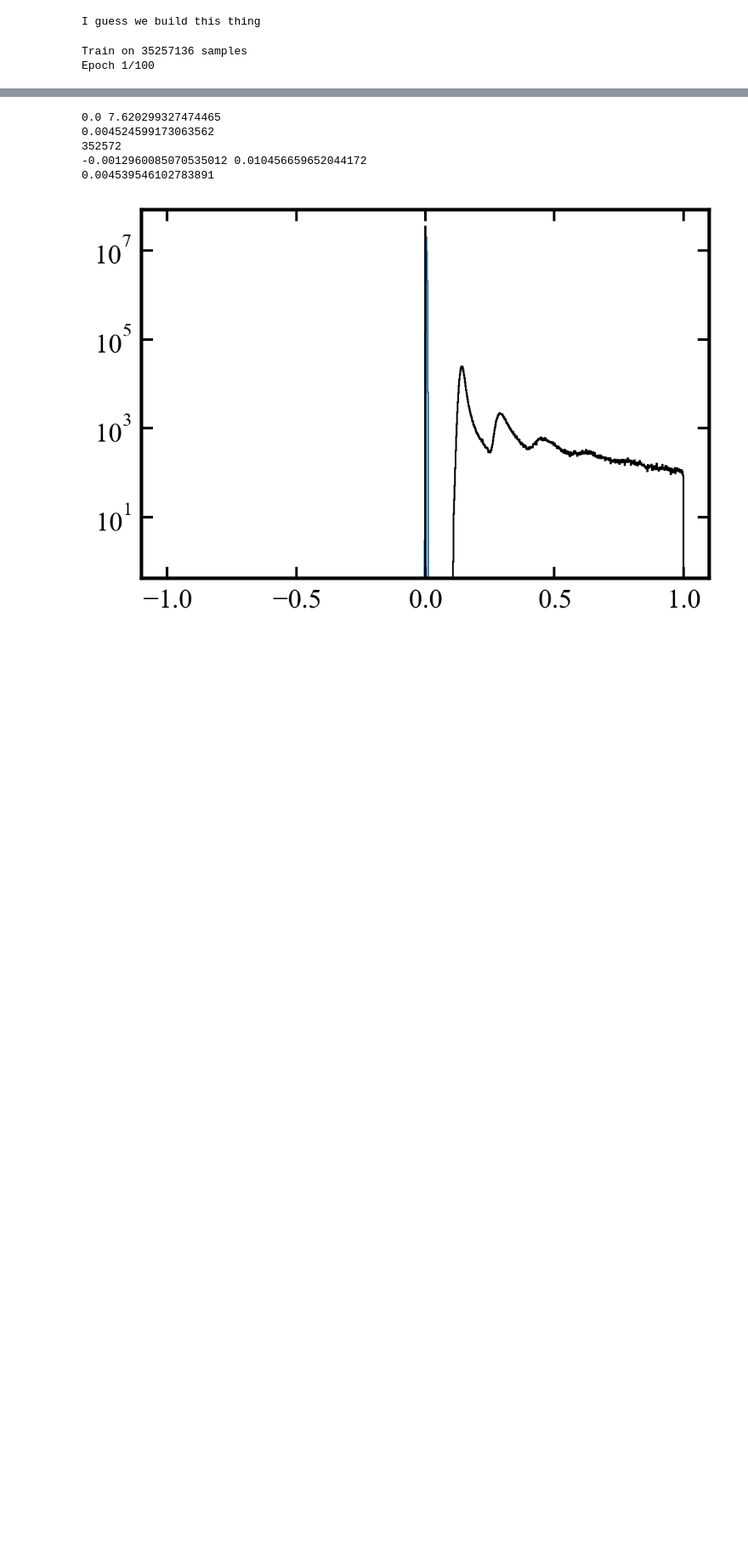
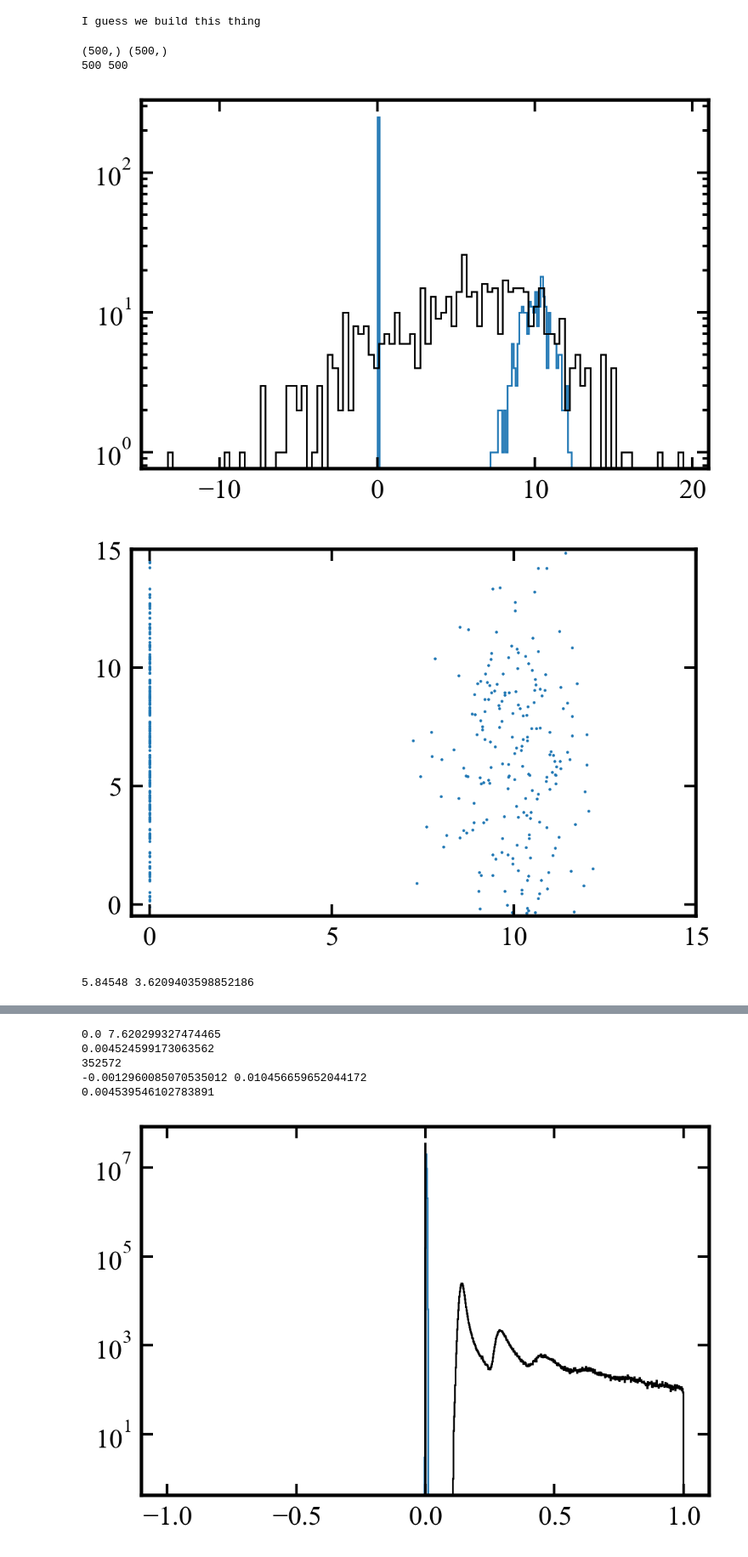
Before and after one commit to AndrewGraus/Stellar_Halo_Project, a Jupyter notebook: TF_tests.ipynb, the cells around one changed output, grey strips where cells are left out. Shown at 85% size. Drawn from its saved outputs; the diff is of its cells as text; code cells hidden in the pictures; blank space fills up the shorter version.

```diff
--- a/TF_tests.ipynb
+++ b/TF_tests.ipynb
@@ -63,7 +127,7 @@ X_train, X_test, y_train, y_test = train_test_split(phase_space_coords,mass_rati
 # %%
 def build_model():
     model = keras.Sequential([layers.Dense(64, activation='relu',
-                            input_shape=[len(X_train[0])]),
+                            input_shape=[len(phase_space_coords[0])]),
                               layers.Dense(64, activation='relu'),
                               layers.Dense(1)
                              ])
@@ -79,10 +143,39 @@ print 'I guess we build this thing'
 model = build_model()
 # %% [output]
 I guess we build this thing
+# %%
+print X_train.shape, y_train.shape
+print len(X_train), len(y_train)
+# %% [output]
+(500,) (500,)
+500 500
 # %%
-EPOCHS = 100
+EPOCHS = 100000
 
-history = model.fit(X_train, y_train, epochs=EPOCHS, verbose=1)
+history = model.fit(X_train, y_train, epochs=EPOCHS, verbose=0)
-# %% [output]
-Train on 35257136 samples
-Epoch 1/100
+# %%
+mass_ratio_tf = model.predict(X_test)
+
+norm_val=False
+
+plt.hist(y_test,bins=100,histtype='step',color='C0',normed=norm_val)
+#plt.hist(mass_ratio_Lasso,bins=1000,histtype='step',color='C1',normed=norm_val)
+#plt.hist(mass_ratio_Ridge,bins=hist_bins,histtype='step',color='C2',normed=norm_val)
+plt.hist(mass_ratio_tf,bins=100,histtype='step',color='k',normed=norm_val)
+#plt.xscale('log')
+plt.yscale('log')
+plt.show()
+
+plt.scatter(y_test,mass_ratio_tf,s=0.5)
+#plt.plot([0.001,5.0],[0.001,5.0])
+plt.xlim([-0.5,15.0])
+plt.ylim([-0.5,15.0])
+#plt.xscale('log')
+#plt.yscale('log')
+plt.show()
+
+print np.median(mass_ratio_tf), np.median(y_test)
+# %% [output]
+[figure, added]
+[figure, added]
+5.84548 3.6209403598852186
```
Also changed, not shown: parts of 10 cells of this notebook.
